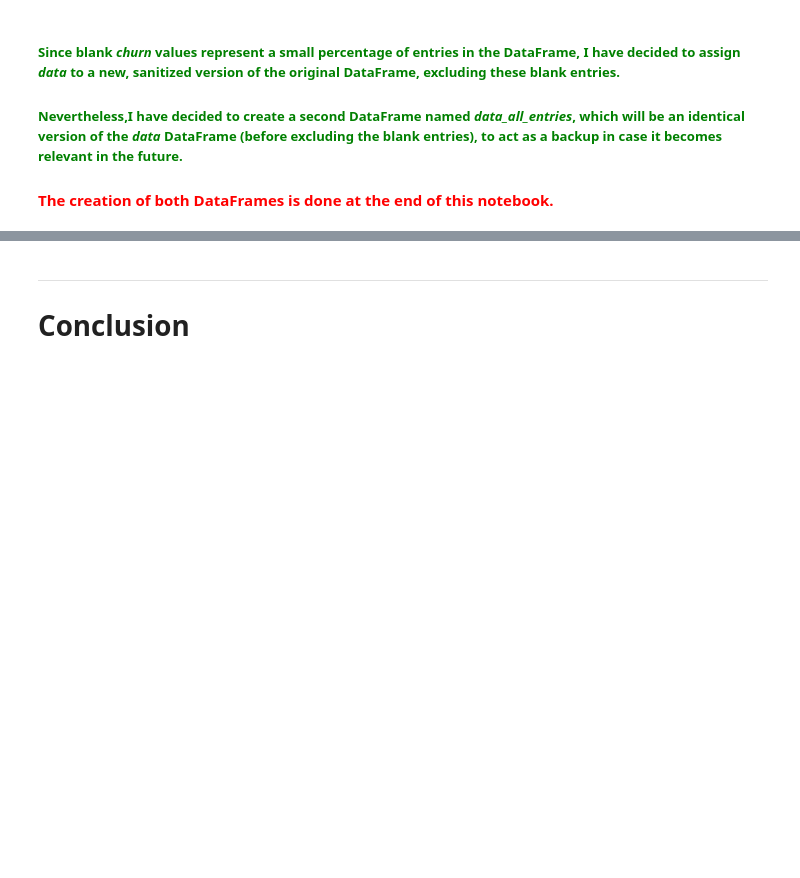
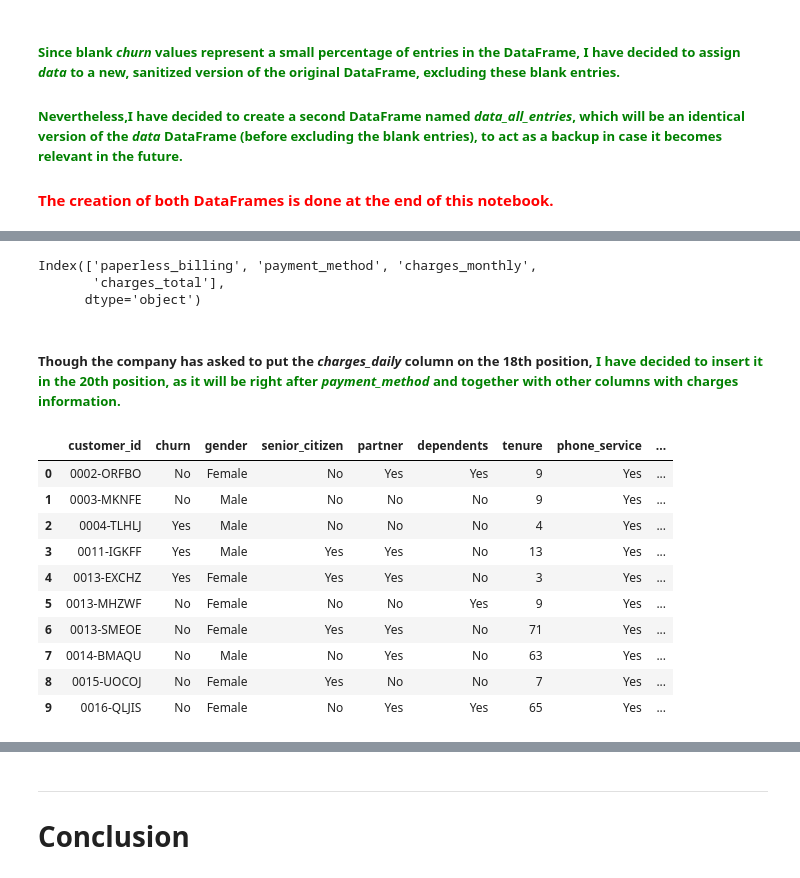
Before and after one commit to LupiVolpi/alura_challenge_data_science, a Jupyter notebook: alura_challenge_data_science_week_1.ipynb, the cells around one changed output, grey strips where cells are left out. Drawn from its saved outputs; the diff is of its cells as text; code cells hidden in the pictures; blank space fills up the shorter version.

Commit message:
Created new columns (2 new so far)
- Created the charges_daily column
- Created the services_hired column

```diff
--- a/alura_challenge_data_science_week_1.ipynb
+++ b/alura_challenge_data_science_week_1.ipynb
@@ -568,0 +571,6 @@ Name: churn, dtype: float64
+# %%
+# Calculating the daily spending of each customer and assigning them to a Series.
+
+charges_daily = (data["charges_monthly"] / 30).round(2)
+
+charges_daily
@@ -568,0 +590,6 @@ Name: churn, dtype: float64
+# %%
+# Renaming the label of the "charges_daily" Series.
+
+charges_daily.rename("charges_daily", inplace = True)
+
+charges_daily
@@ -568,0 +609,29 @@ Name: churn, dtype: float64
+# %%
+# The company asked to insert this column on the 18th position, which would be where the paperless_billing column is. Let's see if it is a good place to put it.
+
+data.columns[17:]
+# %% [output]
+Index(['paperless_billing', 'payment_method', 'charges_monthly',
+       'charges_total'],
+      dtype='object')
+# %% [markdown]
+##### Though the company has asked to put the *charges_daily* column on the 18th position, <font color = "Green"> I have decided to insert it in the 20th position, as it will be right after *payment_method* and together with other columns with charges information.
+# %%
+# Inserting the Series into the DataFrame.
+
+data.insert(loc = 19, column = "charges_daily", value = charges_daily)
+          # loc = 19 because the columns idex starts at 0.
+# %%
+data.head(10)
+# %% [output]
+|  | customer_id | churn | gender | senior_citizen | partner | dependents | tenure | phone_service | ... |
+| 0 | 0002-ORFBO | No | Female | No | Yes | Yes | 9 | Yes | ... |
+| 1 | 0003-MKNFE | No | Male | No | No | No | 9 | Yes | ... |
+| 2 | 0004-TLHLJ | Yes | Male | No | No | No | 4 | Yes | ... |
+| 3 | 0011-IGKFF | Yes | Male | Yes | Yes | No | 13 | Yes | ... |
+| 4 | 0013-EXCHZ | Yes | Female | Yes | Yes | No | 3 | Yes | ... |
+| 5 | 0013-MHZWF | No | Female | No | No | Yes | 9 | Yes | ... |
+| 6 | 0013-SMEOE | No | Female | Yes | Yes | No | 71 | Yes | ... |
+| 7 | 0014-BMAQU | No | Male | No | Yes | No | 63 | Yes | ... |
+| 8 | 0015-UOCOJ | No | Female | Yes | No | No | 7 | Yes | ... |
+| 9 | 0016-QLJIS | No | Female | No | Yes | Yes | 65 | Yes | ... |
```
Also changed, not shown: parts of 17 cells of this notebook.
